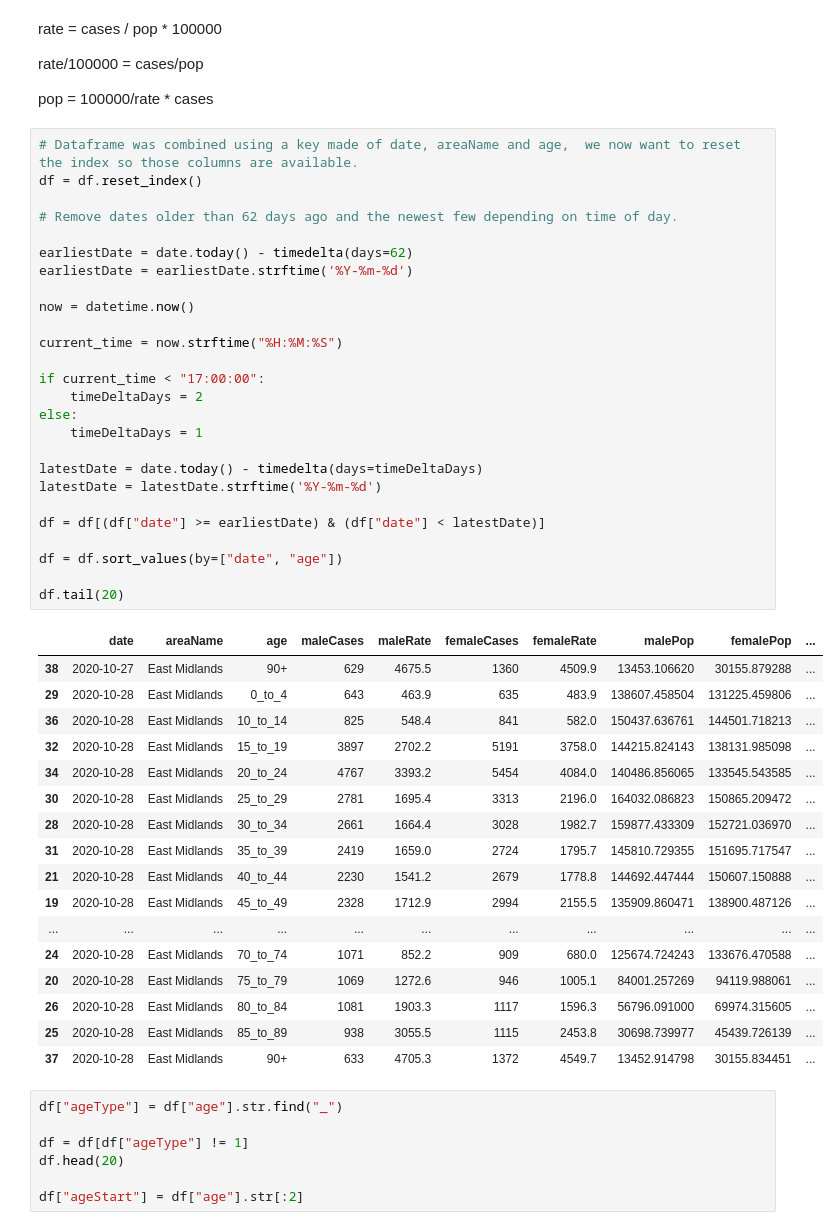
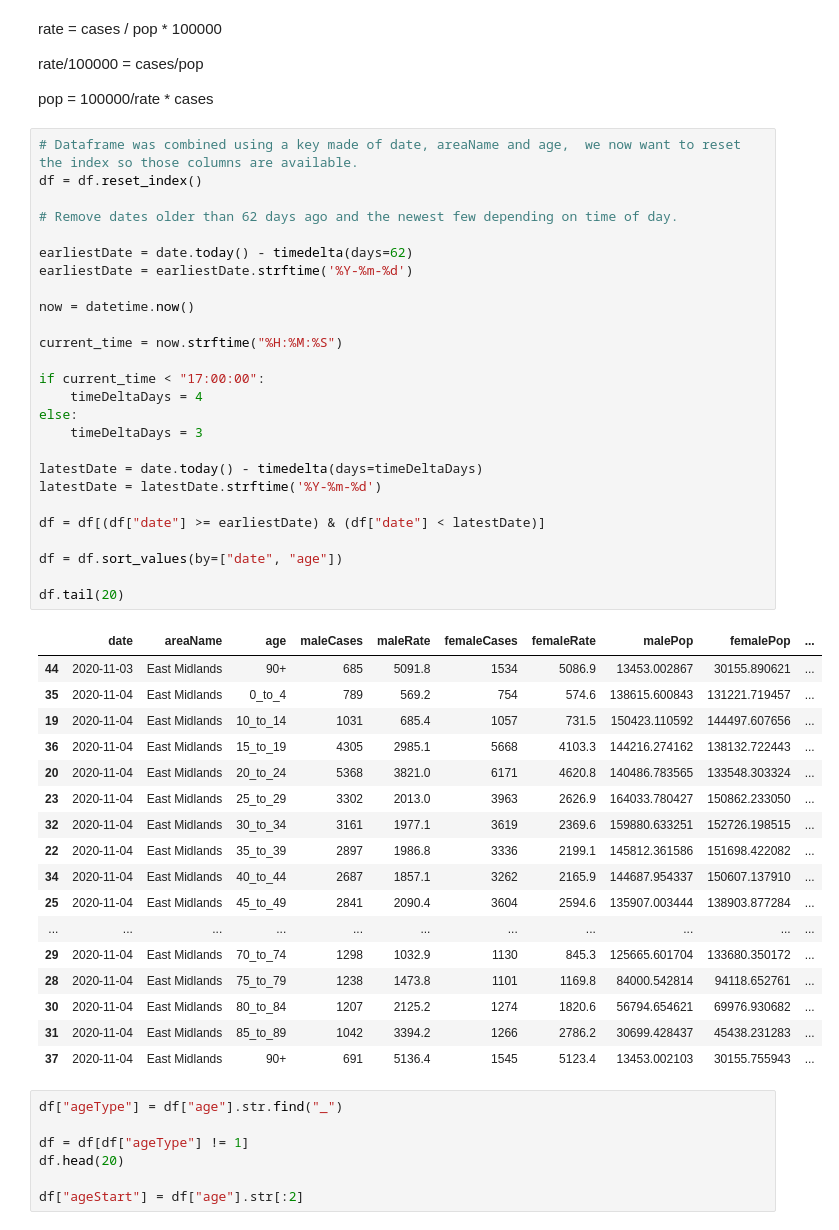
Before and after one commit to bcdobbs/Covid19, a Jupyter notebook: DataByAge.ipynb, the cells around one changed output. Saved outputs shown, nothing was run; the diff lists cells and outputs as text.

```diff
--- a/DataByAge.ipynb
+++ b/DataByAge.ipynb
@@ -68,47 +68,47 @@ pop = 100000/rate * cases
 # %%
 # Dataframe was combined using a key made of date, areaName and age,  we now want to reset the index so those columns are available.
 df = df.reset_index()
 
 # Remove dates older than 62 days ago and the newest few depending on time of day.
 
 earliestDate = date.today() - timedelta(days=62)
 earliestDate = earliestDate.strftime('%Y-%m-%d')
 
 now = datetime.now()
 
 current_time = now.strftime("%H:%M:%S")
 
 if current_time < "17:00:00":
-    timeDeltaDays = 2
+    timeDeltaDays = 4
 else:
-    timeDeltaDays = 1
+    timeDeltaDays = 3
 
 latestDate = date.today() - timedelta(days=timeDeltaDays)
 latestDate = latestDate.strftime('%Y-%m-%d')
 
 df = df[(df["date"] >= earliestDate) & (df["date"] < latestDate)]
 
 df = df.sort_values(by=["date", "age"])
 
 df.tail(20)
 # %% [output]
 |  | date | areaName | age | maleCases | maleRate | femaleCases | femaleRate | malePop | femalePop | ... |
-| 38 | 2020-10-27 | East Midlands | 90+ | 629 | 4675.5 | 1360 | 4509.9 | 13453.106620 | 30155.879288 | ... |
-| 29 | 2020-10-28 | East Midlands | 0_to_4 | 643 | 463.9 | 635 | 483.9 | 138607.458504 | 131225.459806 | ... |
-| 36 | 2020-10-28 | East Midlands | 10_to_14 | 825 | 548.4 | 841 | 582.0 | 150437.636761 | 144501.718213 | ... |
-| 32 | 2020-10-28 | East Midlands | 15_to_19 | 3897 | 2702.2 | 5191 | 3758.0 | 144215.824143 | 138131.985098 | ... |
-| 34 | 2020-10-28 | East Midlands | 20_to_24 | 4767 | 3393.2 | 5454 | 4084.0 | 140486.856065 | 133545.543585 | ... |
-| 30 | 2020-10-28 | East Midlands | 25_to_29 | 2781 | 1695.4 | 3313 | 2196.0 | 164032.086823 | 150865.209472 | ... |
-| 28 | 2020-10-28 | East Midlands | 30_to_34 | 2661 | 1664.4 | 3028 | 1982.7 | 159877.433309 | 152721.036970 | ... |
-| 31 | 2020-10-28 | East Midlands | 35_to_39 | 2419 | 1659.0 | 2724 | 1795.7 | 145810.729355 | 151695.717547 | ... |
-| 21 | 2020-10-28 | East Midlands | 40_to_44 | 2230 | 1541.2 | 2679 | 1778.8 | 144692.447444 | 150607.150888 | ... |
-| 19 | 2020-10-28 | East Midlands | 45_to_49 | 2328 | 1712.9 | 2994 | 2155.5 | 135909.860471 | 138900.487126 | ... |
+| 44 | 2020-11-03 | East Midlands | 90+ | 685 | 5091.8 | 1534 | 5086.9 | 13453.002867 | 30155.890621 | ... |
+| 35 | 2020-11-04 | East Midlands | 0_to_4 | 789 | 569.2 | 754 | 574.6 | 138615.600843 | 131221.719457 | ... |
+| 19 | 2020-11-04 | East Midlands | 10_to_14 | 1031 | 685.4 | 1057 | 731.5 | 150423.110592 | 144497.607656 | ... |
+| 36 | 2020-11-04 | East Midlands | 15_to_19 | 4305 | 2985.1 | 5668 | 4103.3 | 144216.274162 | 138132.722443 | ... |
+| 20 | 2020-11-04 | East Midlands | 20_to_24 | 5368 | 3821.0 | 6171 | 4620.8 | 140486.783565 | 133548.303324 | ... |
+| 23 | 2020-11-04 | East Midlands | 25_to_29 | 3302 | 2013.0 | 3963 | 2626.9 | 164033.780427 | 150862.233050 | ... |
+| 32 | 2020-11-04 | East Midlands | 30_to_34 | 3161 | 1977.1 | 3619 | 2369.6 | 159880.633251 | 152726.198515 | ... |
+| 22 | 2020-11-04 | East Midlands | 35_to_39 | 2897 | 1986.8 | 3336 | 2199.1 | 145812.361586 | 151698.422082 | ... |
+| 34 | 2020-11-04 | East Midlands | 40_to_44 | 2687 | 1857.1 | 3262 | 2165.9 | 144687.954337 | 150607.137910 | ... |
+| 25 | 2020-11-04 | East Midlands | 45_to_49 | 2841 | 2090.4 | 3604 | 2594.6 | 135907.003444 | 138903.877284 | ... |
 | ... | ... | ... | ... | ... | ... | ... | ... | ... | ... | ... |
-| 24 | 2020-10-28 | East Midlands | 70_to_74 | 1071 | 852.2 | 909 | 680.0 | 125674.724243 | 133676.470588 | ... |
-| 20 | 2020-10-28 | East Midlands | 75_to_79 | 1069 | 1272.6 | 946 | 1005.1 | 84001.257269 | 94119.988061 | ... |
-| 26 | 2020-10-28 | East Midlands | 80_to_84 | 1081 | 1903.3 | 1117 | 1596.3 | 56796.091000 | 69974.315605 | ... |
-| 25 | 2020-10-28 | East Midlands | 85_to_89 | 938 | 3055.5 | 1115 | 2453.8 | 30698.739977 | 45439.726139 | ... |
-| 37 | 2020-10-28 | East Midlands | 90+ | 633 | 4705.3 | 1372 | 4549.7 | 13452.914798 | 30155.834451 | ... |
+| 29 | 2020-11-04 | East Midlands | 70_to_74 | 1298 | 1032.9 | 1130 | 845.3 | 125665.601704 | 133680.350172 | ... |
+| 28 | 2020-11-04 | East Midlands | 75_to_79 | 1238 | 1473.8 | 1101 | 1169.8 | 84000.542814 | 94118.652761 | ... |
+| 30 | 2020-11-04 | East Midlands | 80_to_84 | 1207 | 2125.2 | 1274 | 1820.6 | 56794.654621 | 69976.930682 | ... |
+| 31 | 2020-11-04 | East Midlands | 85_to_89 | 1042 | 3394.2 | 1266 | 2786.2 | 30699.428437 | 45438.231283 | ... |
+| 37 | 2020-11-04 | East Midlands | 90+ | 691 | 5136.4 | 1545 | 5123.4 | 13453.002103 | 30155.755943 | ... |
 # %%
 df["ageType"] = df["age"].str.find("_")
 
```
Also changed, not shown: parts of 3 cells of this notebook, 2 other files.
